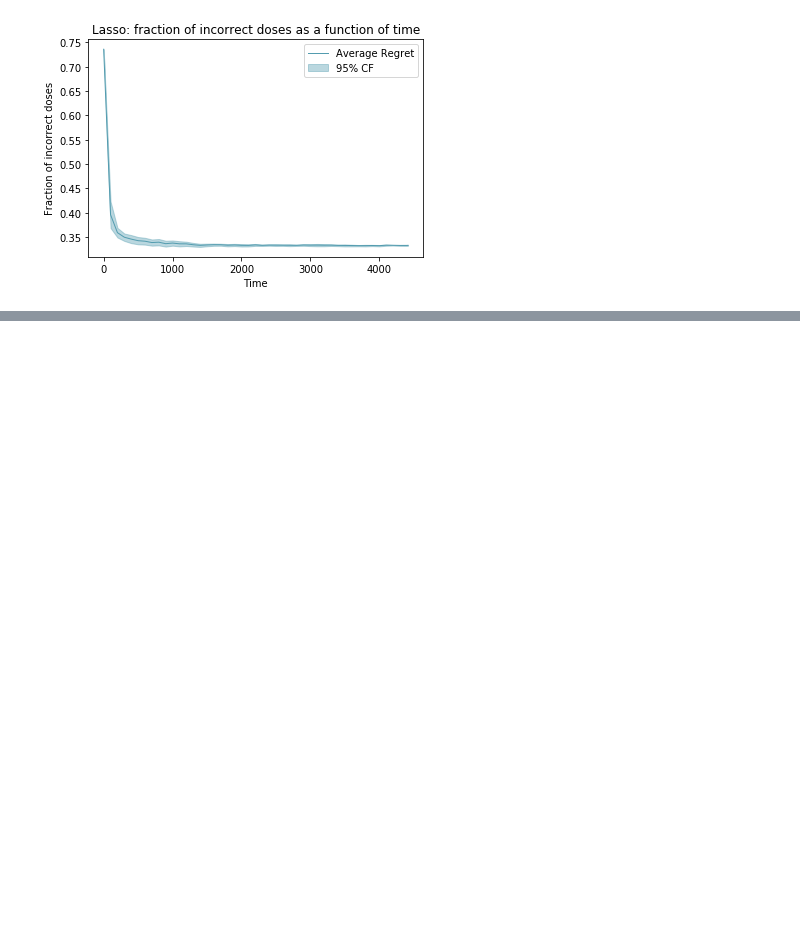
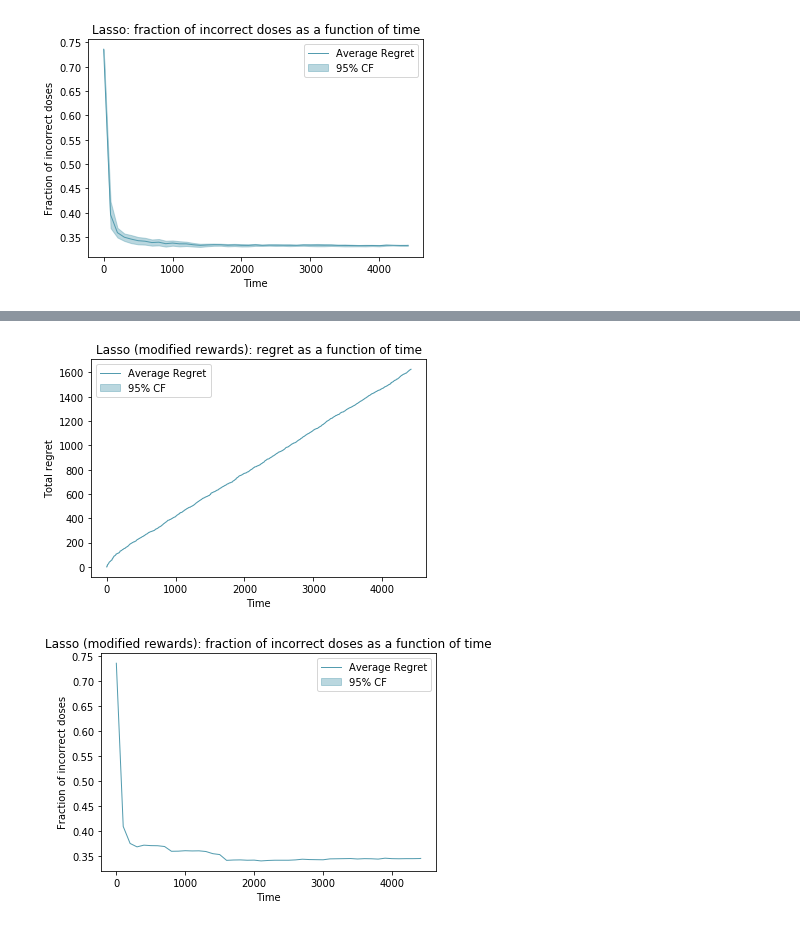
Before and after one commit to mrlsdvd/warfarin-dose-estimation, a Jupyter notebook: notebooks/baseline_comparison.ipynb, the cells around one changed output, grey strips where cells are left out. Saved outputs shown, nothing was run; the diff lists cells and outputs as text; code cells hidden in the pictures; blank space fills up the shorter version.

```diff
--- a/notebooks/baseline_comparison.ipynb
+++ b/notebooks/baseline_comparison.ipynb
@@ -174,24 +178,28 @@ plot_fraction_incorrect(linear_UCB_new_reward_incorrect, num_examples, "Linear U
 # %%
 
 ### Lasso Model with new reward structure ###
 
+num_iterations = 1
 
-lasso_new_rewards = LassoNewRewards(num_arms=3, lambda1=0.05, lambda2=0.05, h=5, q=1)
+lasso_new_rewards = Lasso(num_arms=3, lambda1=0.05, lambda2=0.05, h=5, q=1, reward_correct=0, reward_incorrect_1=-1, reward_incorrect_2=-5)
 lasso_new_rewards_features = lasso_new_rewards.get_features(data)
 
 num_examples = lasso_new_rewards_features.values[~np.isnan(lasso_new_rewards_features).any(axis=1)].shape[0]
-lasso_new_rewards_regret = np.zeros((10, num_examples+1))
-lasso_new_rewards_incorrect = np.zeros((10, int(np.ceil(num_examples/100.0)+1)))
+lasso_new_rewards_regret = np.zeros((num_iterations, num_examples+1))
+lasso_new_rewards_incorrect = np.zeros((num_iterations, int(np.ceil(num_examples/100.0)+1)))
 
-for i in range(10):
+for i in range(num_iterations):
     cur_lasso_new_rewards_regret, cur_lasso_new_rewards_incorrect = lasso_new_rewards.train(lasso_new_rewards_features.values[~np.isnan(lasso_new_rewards_features).any(axis=1)], targets.values[~np.isnan(lasso_new_rewards_features).any(axis=1)])
     lasso_new_rewards_regret[i] = np.array(cur_lasso_new_rewards_regret)
     lasso_new_rewards_incorrect[i] = np.array(cur_lasso_new_rewards_incorrect)
 
 # Plot Lasso regret
 plot_regret(lasso_new_rewards_regret, num_examples, "Lasso (modified rewards): regret as a function of time",
                "Time", "Total regret", "Average Regret", "95% CF")
 
 # Plot Lasso incorrect
 plot_fraction_incorrect(lasso_new_rewards_incorrect, num_examples, "Lasso (modified rewards): fraction of incorrect doses as a function of time",
                         "Time", "Fraction of incorrect doses", "Average Regret", "95% CF")
+# %% [output]
+[figure, added]
+[figure, added]
```
Also changed, not shown: parts of 5 cells of this notebook, 1 other file.
